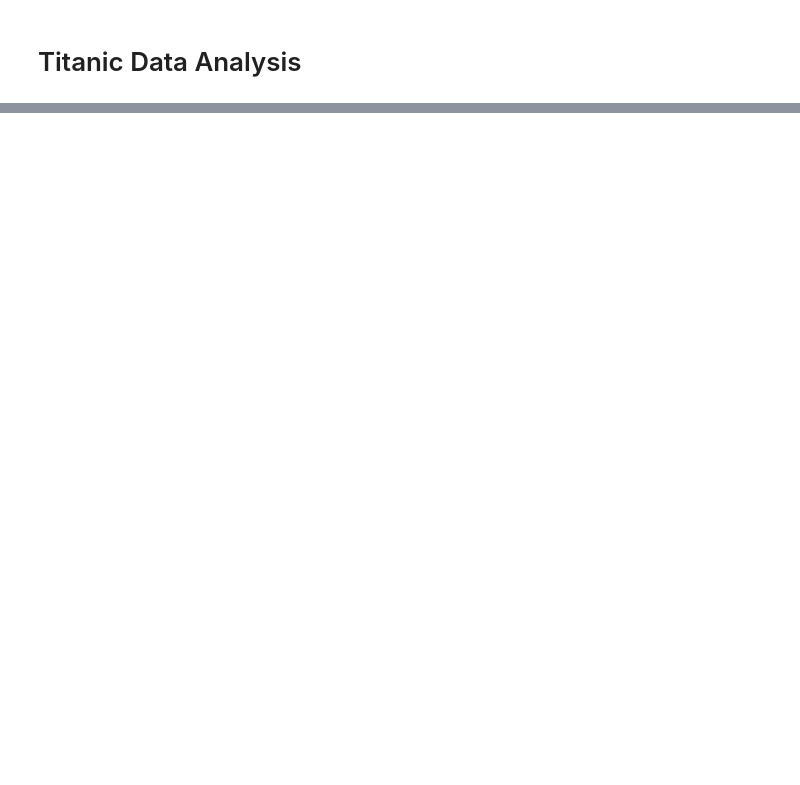
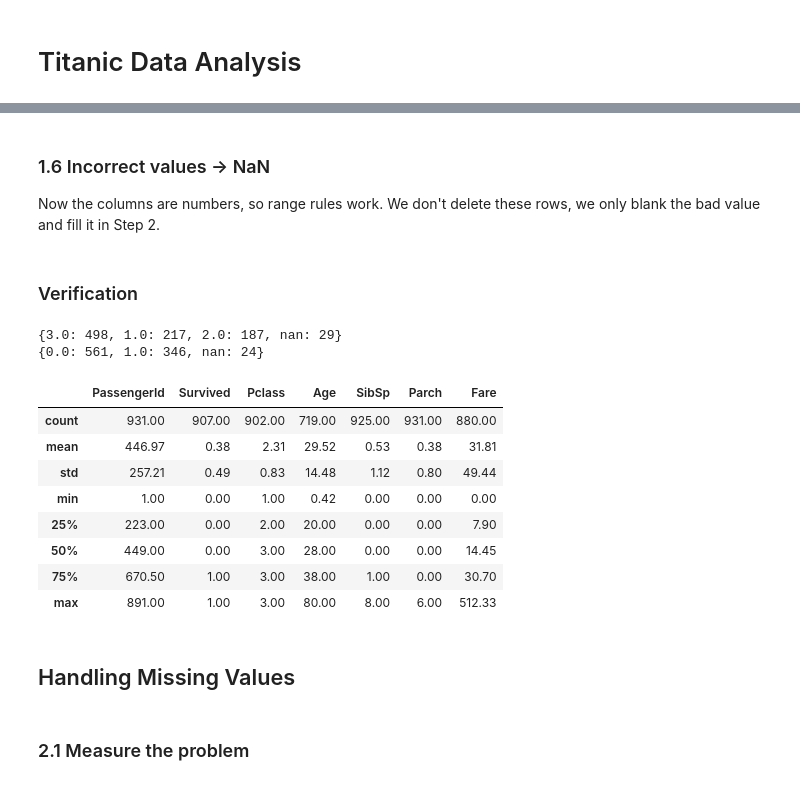
Before and after one commit to dhruv64776477/Titanic-data-analysis, a Jupyter notebook: notebooks/Titanic_Data_Analysis.ipynb, the cells around one changed output, grey strips where cells are left out. Drawn from its saved outputs; the diff is of its cells as text; code cells hidden in the pictures; blank space fills up the shorter version.

```diff
--- a/notebooks/Titanic_Data_Analysis.ipynb
+++ b/notebooks/Titanic_Data_Analysis.ipynb
@@ -25,0 +163,3 @@ df.head()
+# %%
+df = df.drop(columns=["Unnamed: 0", "Constant_Flag", "Notes", "Fare_Copy", "Random_Token", "Data_Source"])
+df.shape
@@ -25,0 +221,28 @@ df.head()
+# %%
+# Age: words and units -> number text -> number
+age_words = {"eighteen": "18", "five": "5", "thirty": "30", "thirty-five": "35",
+             "twenty-five": "25", "twenty-two": "22"}
+df["Age"] = df["Age"].str.lower().replace(age_words)
+df["Age"] = df["Age"].str.replace(" years", "").str.replace("yrs", "")
+df["Age"] = pd.to_numeric(df["Age"], errors="coerce")
+
+# Fare: remove $ and use . as the decimal sign
+df["Fare"] = df["Fare"].str.replace("$", "", regex=False).str.replace(",", ".")
+df["Fare"] = pd.to_numeric(df["Fare"], errors="coerce")
+
+# Pclass: 1st / First -> 1 ...
+pclass_map = {"1st": "1", "first": "1", "2nd": "2", "second": "2", "3rd": "3", "third": "3"}
+df["Pclass"] = df["Pclass"].str.lower().replace(pclass_map)
+df["Pclass"] = pd.to_numeric(df["Pclass"], errors="coerce")
+
+# Survived: Yes / No / True / False -> 1 / 0
+survived_map = {"yes": "1", "y": "1", "true": "1", "no": "0", "n": "0", "false": "0"}
+df["Survived"] = df["Survived"].str.lower().replace(survived_map)
+df["Survived"] = pd.to_numeric(df["Survived"], errors="coerce")
+
+# SibSp: words -> numbers
+sibsp_map = {"zero": "0", "one": "1", "two": "2", "three": "3", "four": "4", "five": "5", "eight": "8"}
+df["SibSp"] = df["SibSp"].str.lower().replace(sibsp_map)
+df["SibSp"] = pd.to_numeric(df["SibSp"], errors="coerce")
+
+df.dtypes
@@ -25,0 +263,33 @@ df.head()
+# %% [markdown]
+### 1.6 Incorrect values -> NaN
+Now the columns are numbers, so range rules work. We don't delete these rows, we only blank the bad value and fill it in Step 2.
+# %%
+df.loc[(df["Age"] < 0) | (df["Age"] > 100), "Age"] = np.nan
+df.loc[(df["Fare"] < 0) | (df["Fare"] > 600), "Fare"] = np.nan
+df.loc[~df["Pclass"].isin([1, 2, 3]), "Pclass"] = np.nan
+df.loc[~df["Survived"].isin([0, 1]), "Survived"] = np.nan
+df.loc[(df["SibSp"] < 0) | (df["SibSp"] > 8), "SibSp"] = np.nan
+df.loc[~df["Embarked"].isin(["S", "C", "Q"]), "Embarked"] = np.nan
+# %% [markdown]
+### Verification
+# %%
+print(df["Pclass"].value_counts(dropna=False).to_dict())    # only 1, 2, 3 and NaN
+print(df["Survived"].value_counts(dropna=False).to_dict())  # only 0, 1 and NaN
+df.describe()
+# %% [output]
+{3.0: 498, 1.0: 217, 2.0: 187, nan: 29}
+{0.0: 561, 1.0: 346, nan: 24}
+|  | PassengerId | Survived | Pclass | Age | SibSp | Parch | Fare |
+| count | 931.00 | 907.00 | 902.00 | 719.00 | 925.00 | 931.00 | 880.00 |
+| mean | 446.97 | 0.38 | 2.31 | 29.52 | 0.53 | 0.38 | 31.81 |
+| std | 257.21 | 0.49 | 0.83 | 14.48 | 1.12 | 0.80 | 49.44 |
+| min | 1.00 | 0.00 | 1.00 | 0.42 | 0.00 | 0.00 | 0.00 |
+| 25% | 223.00 | 0.00 | 2.00 | 20.00 | 0.00 | 0.00 | 7.90 |
+| 50% | 449.00 | 0.00 | 3.00 | 28.00 | 0.00 | 0.00 | 14.45 |
+| 75% | 670.50 | 1.00 | 3.00 | 38.00 | 1.00 | 0.00 | 30.70 |
+| max | 891.00 | 1.00 | 3.00 | 80.00 | 8.00 | 6.00 | 512.33 |
+# %% [markdown]
+
+## Handling Missing Values
+# %% [markdown]
+### 2.1 Measure the problem
```
Also changed, not shown: parts of 42 cells of this notebook, 3 other files.
